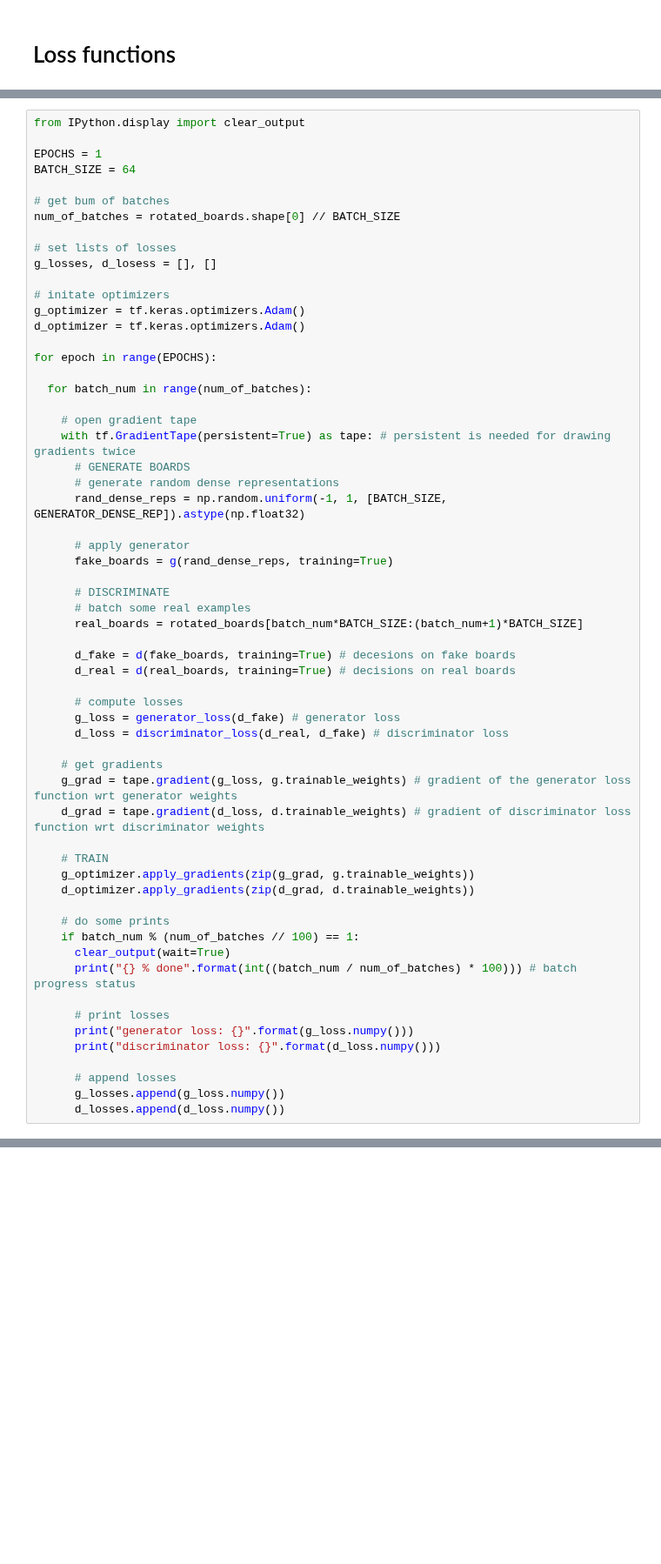
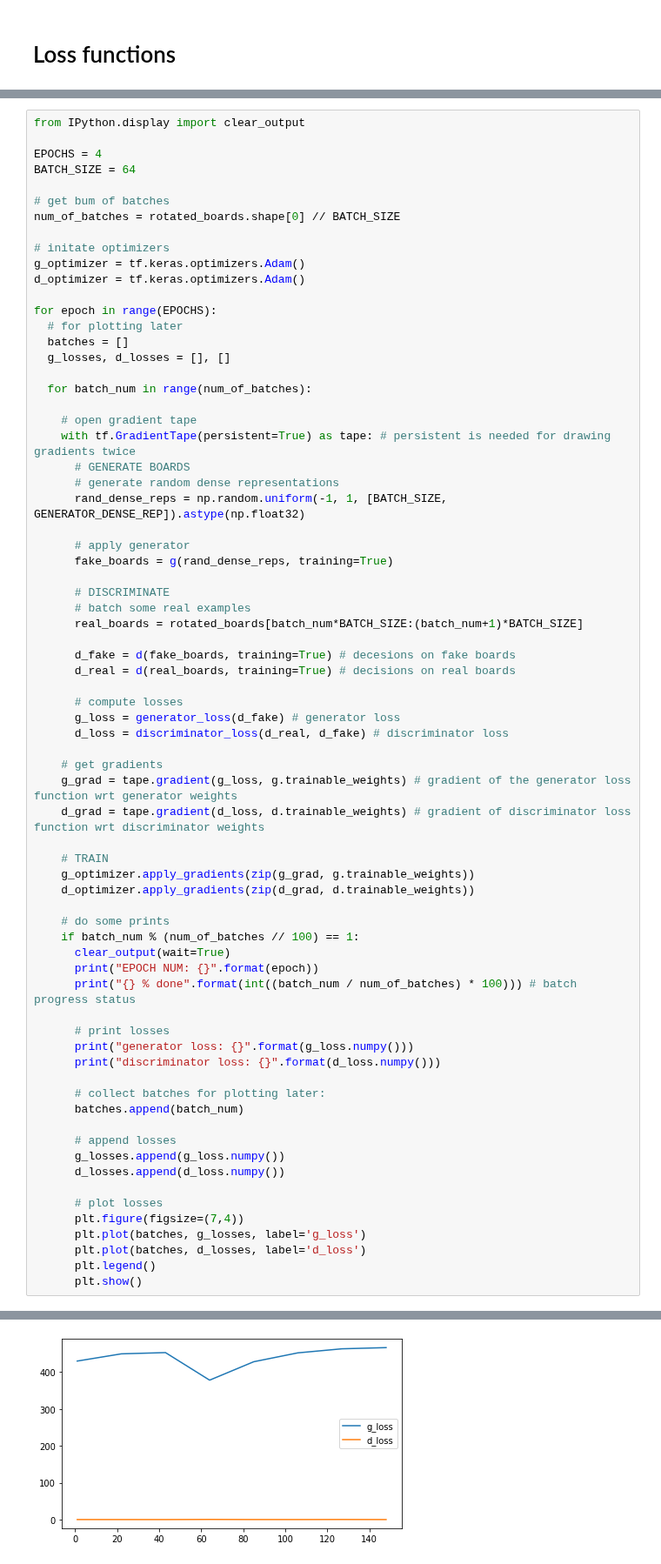
Before and after one commit to omerhac/arc_challenge, a Jupyter notebook: board_gan.ipynb, the cells around one changed output, grey strips where cells are left out. Shown at 87% size. Saved outputs shown, nothing was run; the diff lists cells and outputs as text; blank space fills up the shorter version.

```diff
--- a/board_gan.ipynb
+++ b/board_gan.ipynb
@@ -228,20 +208,20 @@ def generator_loss(d_fake):
 # %%
 from IPython.display import clear_output
 
-EPOCHS = 1
+EPOCHS = 4
 BATCH_SIZE = 64
 
 # get bum of batches
 num_of_batches = rotated_boards.shape[0] // BATCH_SIZE
-
-# set lists of losses
-g_losses, d_losess = [], []
 
 # initate optimizers
 g_optimizer = tf.keras.optimizers.Adam()
 d_optimizer = tf.keras.optimizers.Adam()
 
 for epoch in range(EPOCHS):
+  # for plotting later
+  batches = []
+  g_losses, d_losses = [], []
 
   for batch_num in range(num_of_batches):
 
@@ -276,13 +256,24 @@ for epoch in range(EPOCHS):
     # do some prints
     if batch_num % (num_of_batches // 100) == 1:
       clear_output(wait=True)
+      print("EPOCH NUM: {}".format(epoch))
       print("{} % done".format(int((batch_num / num_of_batches) * 100))) # batch progress status
 
       # print losses
       print("generator loss: {}".format(g_loss.numpy()))
       print("discriminator loss: {}".format(d_loss.numpy()))
 
+      # collect batches for plotting later:
+      batches.append(batch_num)
+
       # append losses
       g_losses.append(g_loss.numpy())
       d_losses.append(d_loss.numpy())
+
+      # plot losses
+      plt.figure(figsize=(7,4))
+      plt.plot(batches, g_losses, label='g_loss')
+      plt.plot(batches, d_losses, label='d_loss')
+      plt.legend()
+      plt.show()
 # %% [output]
@@ -292 +284,2 @@ discriminator loss: nan
+[figure, added]
 KeyboardInterrupt: ignored
```
Also changed, not shown: parts of 5 cells of this notebook.
